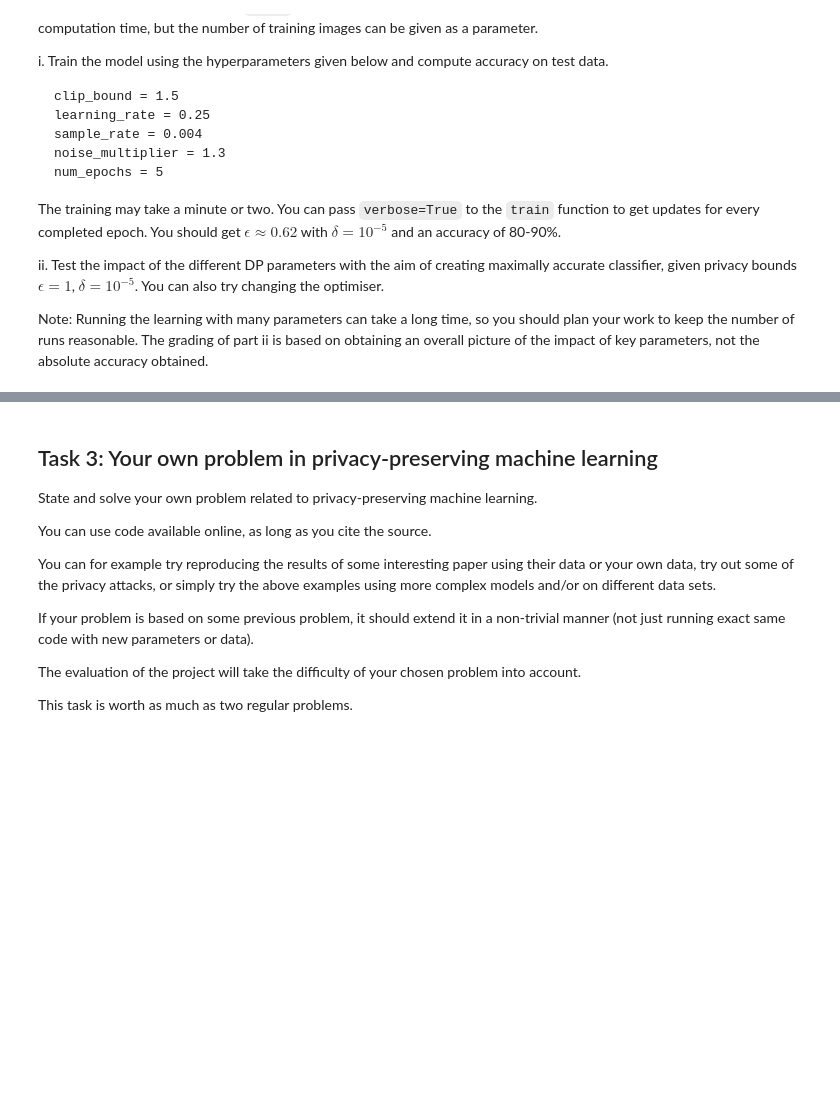
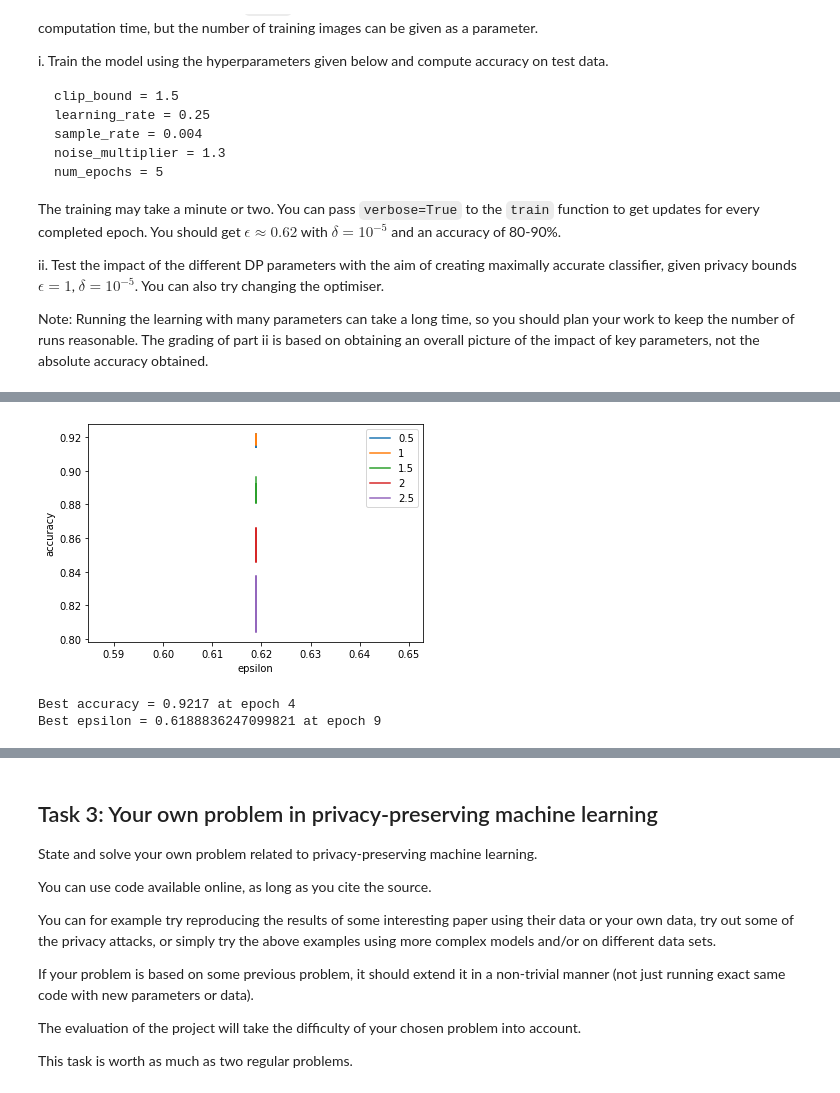
Before and after one commit to enricobu96/tml-projects, a Jupyter notebook: project2/project2.ipynb, the cells around one changed output, grey strips where cells are left out. Drawn from its saved outputs; the diff is of its cells as text; code cells hidden in the pictures; blank space fills up the shorter version.

```diff
--- a/project2/project2.ipynb
+++ b/project2/project2.ipynb
@@ -635,0 +1037,35 @@ Note: Running the learning with many parameters can take a long time, so you sho
+# %%
+# test clip bounds
+best_eps = float('inf')
+best_eps_ep = 0
+best_acc = 0
+best_acc_ep = 0
+for cb in clip_bounds:
+    x = []
+    y = []
+    train_loader, test_loader = create_data_loaders(train_tensor, test_tensor, sample_rate)
+    for epoch in range(1,10):
+        model = SampleConvNet()
+        epsilon, alpha = train(
+            model, train_loader, torch.optim.SGD, learning_rate, num_epochs, sample_rate,
+            noise_multiplier, cb, delta
+        )
+        x.append(epsilon)
+        _, total_accuracy = test(model, test_loader)
+        y.append(total_accuracy)
+        if epsilon <= best_eps:
+            best_eps = epsilon
+            best_eps_ep = epoch
+        if best_acc <= total_accuracy:
+            best_acc = total_accuracy
+            best_acc_ep = epoch
+    plt.plot(x, y, label=cb)
+plt.xlabel('epsilon')
+plt.ylabel('accuracy')
+plt.legend()
+plt.show()
+print('Best accuracy =', best_acc, 'at epoch', best_acc_ep, '\nBest epsilon =', best_eps, 'at epoch', best_eps_ep)
+# %% [output]
+[figure, added]
+Best accuracy = 0.9217 at epoch 4
+Best epsilon = 0.6188836247099821 at epoch 9
```
Also changed, not shown: parts of 17 cells of this notebook, 1 other file.
